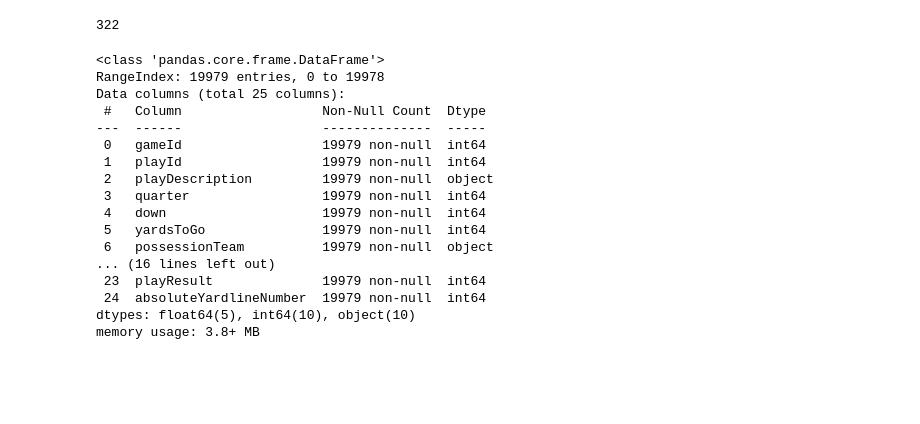
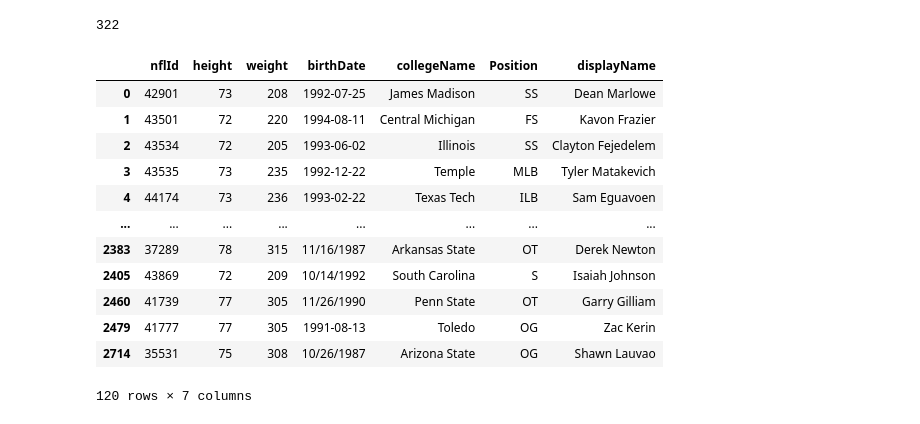
Before and after one commit to mengyujackson121/NFL, a Jupyter notebook: NFL.ipynb, the cells around one changed output. Drawn from its saved outputs; the diff is of its cells as text; code cells hidden in the pictures; blank space fills up the shorter version.

```diff
--- a/NFL.ipynb
+++ b/NFL.ipynb
@@ -46,4 +48,4 @@ players['collegeName'].nunique()
 # %% [output]
 322
 # %%
-pp = players.groupby(['Position']).mean()
+pp = players.groupby(['Position'])
@@ -52,2 +52,18 @@ pp = players.groupby(['Position']).mean()
+# %%
+pp.head()
+# %% [output]
+|  | nflId | height | weight | birthDate | collegeName | Position | displayName |
+| 0 | 42901 | 73 | 208 | 1992-07-25 | James Madison | SS | Dean Marlowe |
+| 1 | 43501 | 72 | 220 | 1994-08-11 | Central Michigan | FS | Kavon Frazier |
+| 2 | 43534 | 72 | 205 | 1993-06-02 | Illinois | SS | Clayton Fejedelem |
+| 3 | 43535 | 73 | 235 | 1992-12-22 | Temple | MLB | Tyler Matakevich |
+| 4 | 44174 | 73 | 236 | 1993-02-22 | Texas Tech | ILB | Sam Eguavoen |
+| ... | ... | ... | ... | ... | ... | ... | ... |
+| 2383 | 37289 | 78 | 315 | 11/16/1987 | Arkansas State | OT | Derek Newton |
+| 2405 | 43869 | 72 | 209 | 10/14/1992 | South Carolina | S | Isaiah Johnson |
+| 2460 | 41739 | 77 | 305 | 11/26/1990 | Penn State | OT | Garry Gilliam |
+| 2479 | 41777 | 77 | 305 | 1991-08-13 | Toledo | OG | Zac Kerin |
+| 2714 | 35531 | 75 | 308 | 10/26/1987 | Arizona State | OG | Shawn Lauvao |
+120 rows × 7 columns
 # %%
 ppsize = players.groupby(['Position']).size()
@@ -56,20 +69,0 @@ ppsize = players.groupby(['Position']).size()
-# %%
-plays.info()
-# %% [output]
-<class 'pandas.core.frame.DataFrame'>
-RangeIndex: 19979 entries, 0 to 19978
-Data columns (total 25 columns):
- #   Column                  Non-Null Count  Dtype
----  ------                  --------------  -----
- 0   gameId                  19979 non-null  int64
- 1   playId                  19979 non-null  int64
- 2   playDescription         19979 non-null  object
- 3   quarter                 19979 non-null  int64
- 4   down                    19979 non-null  int64
- 5   yardsToGo               19979 non-null  int64
- 6   possessionTeam          19979 non-null  object
-... (16 lines left out)
- 23  playResult              19979 non-null  int64
- 24  absoluteYardlineNumber  19979 non-null  int64
-dtypes: float64(5), int64(10), object(10)
-memory usage: 3.8+ MB
```
Also changed, not shown: parts of 5 cells of this notebook.
